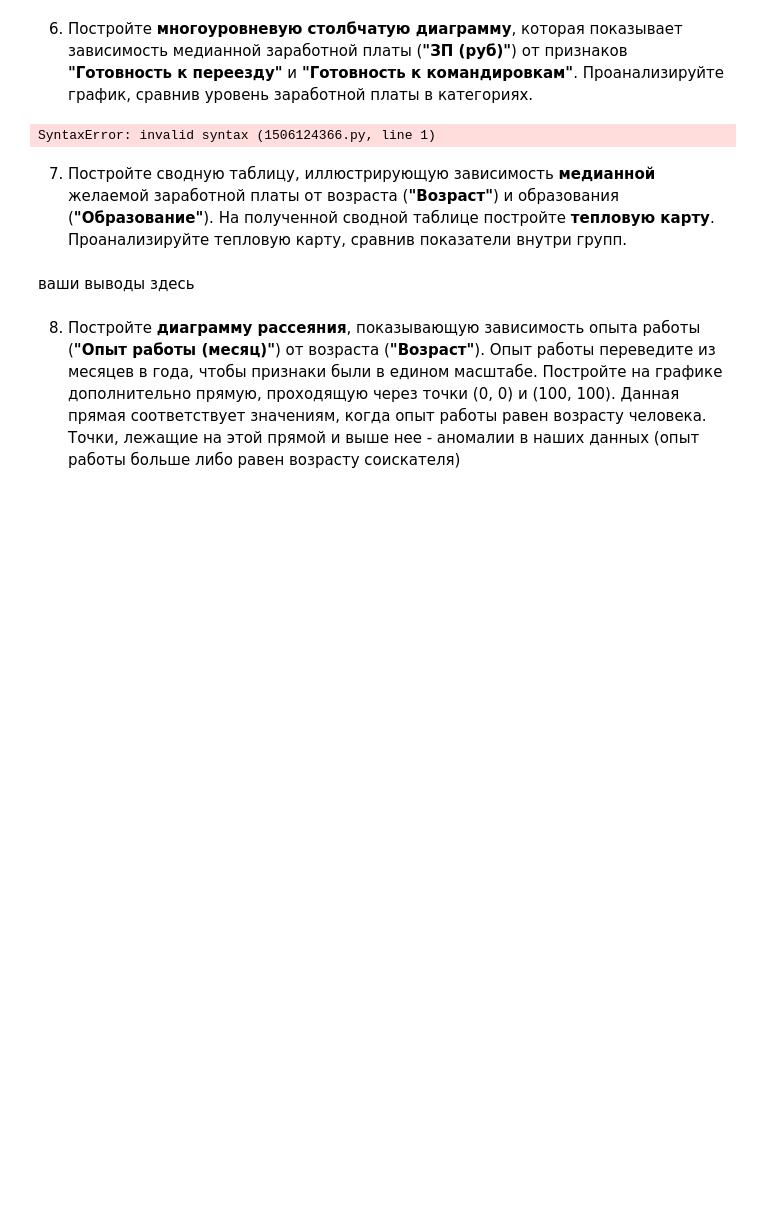
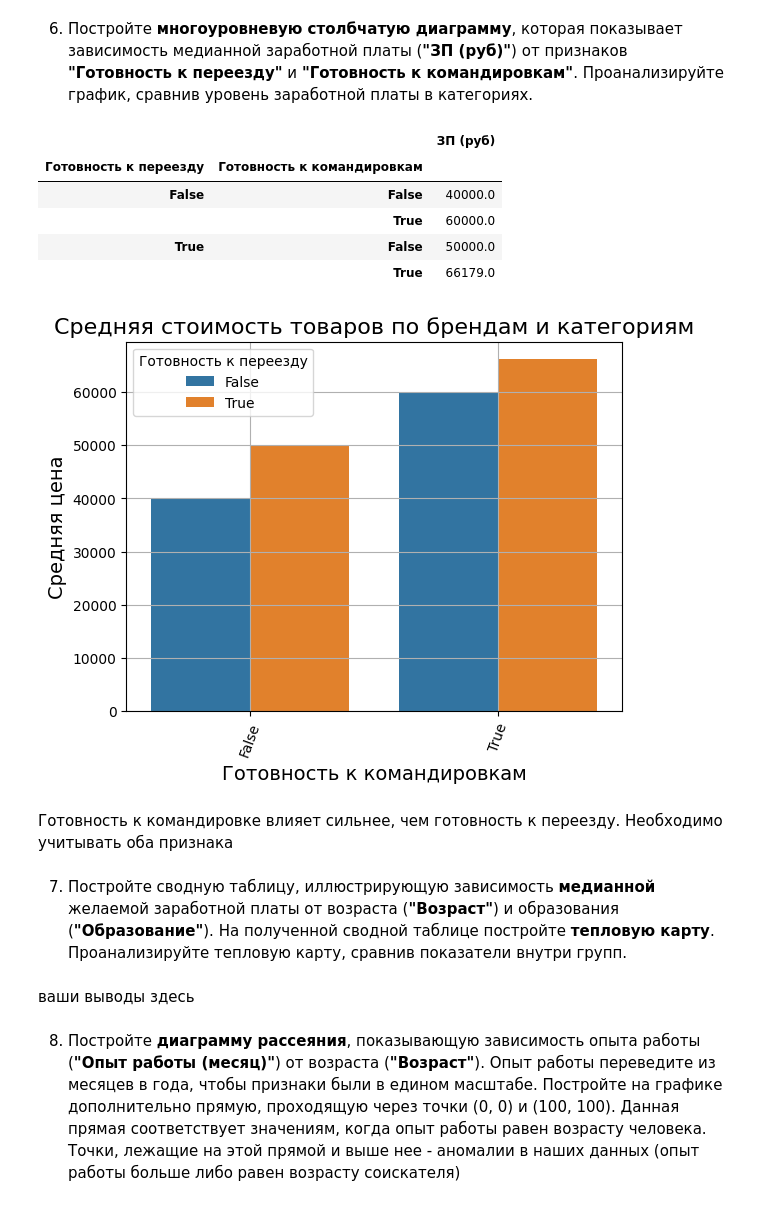
Before and after one commit to Dmitrycmc/hh_data_engineering, a Jupyter notebook: Project-1. Ноутбук-шаблон.ipynb, the cells around one changed output. Cells and saved outputs as stored; diff of their text form; code cells hidden in the pictures; blank space fills up the shorter version.

```diff
--- a/Project-1. Ноутбук-шаблон.ipynb
+++ b/Project-1. Ноутбук-шаблон.ipynb
@@ -584,11 +601,32 @@ Max: 1000000
 # %% [markdown]
 6. Постройте **многоуровневую столбчатую диаграмму**, которая показывает зависимость медианной заработной платы (**"ЗП (руб)"**) от признаков **"Готовность к переезду"** и **"Готовность к командировкам"**. Проанализируйте график, сравнив уровень заработной платы в категориях.
 # %%
-# ваш код здесь
+chartData = preparedData[['Готовность к переезду', 'Готовность к командировкам', 'ЗП (руб)']].groupby(by=['Готовность к переезду', 'Готовность к командировкам']).median()
+display(chartData)
+fig = plt.plot()
+
+barplot2 = sns.barplot(
+    data=chartData,
+    x='Готовность к командировкам',
+    y='ЗП (руб)',
+    hue='Готовность к переезду',
+    orient='v',
+)
+barplot2.tick_params(axis='x', rotation=70)
+barplot2.set_title('Средняя стоимость товаров по брендам и категориям', fontsize=16)
+barplot2.set_xlabel('Готовность к командировкам', fontsize=14)
+barplot2.set_ylabel('Средняя цена', fontsize=14)
+barplot2.grid()
+# %% [output]
+|  |  | ЗП (руб) |
+| Готовность к переезду | Готовность к командировкам |  |
+| False | False | 40000.0 |
+|  | True | 60000.0 |
+| True | False | 50000.0 |
+|  | True | 66179.0 |
+[figure, added]
-# %%
-ваши выводы здесь
-# %% [output]
-SyntaxError: invalid syntax (1506124366.py, line 1)
+# %% [markdown]
+Готовность к командировке влияет сильнее, чем готовность к переезду. Необходимо учитывать оба признака
 # %% [markdown]
 7. Постройте сводную таблицу, иллюстрирующую зависимость **медианной** желаемой заработной платы от возраста (**"Возраст"**) и образования (**"Образование"**). На полученной сводной таблице постройте **тепловую карту**. Проанализируйте тепловую карту, сравнив показатели внутри групп.
 # %%
```
Also changed, not shown: parts of 10 cells of this notebook.
